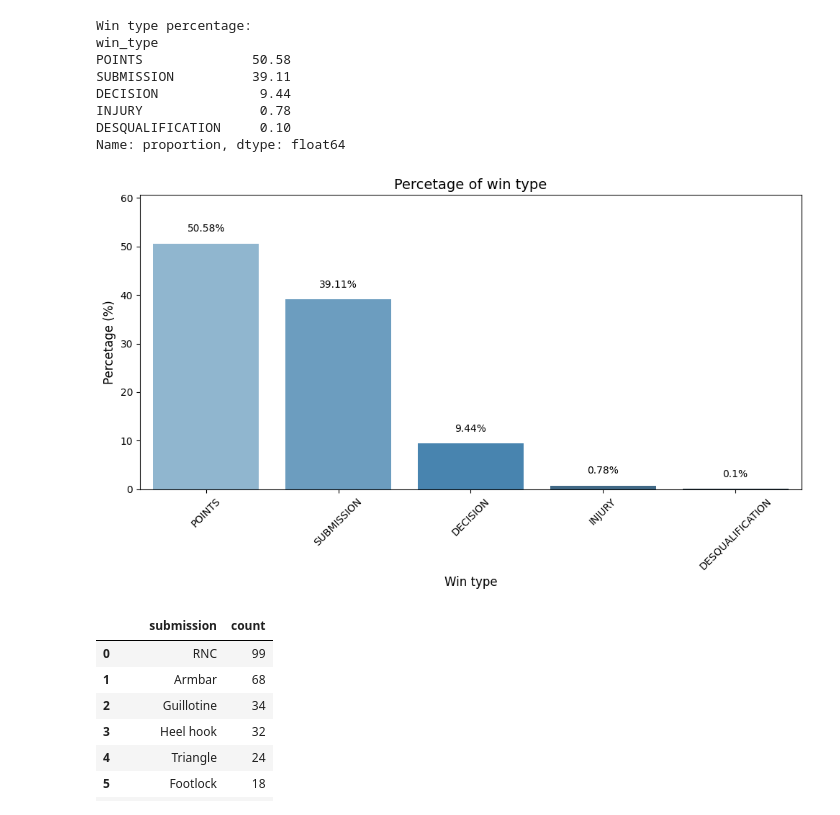
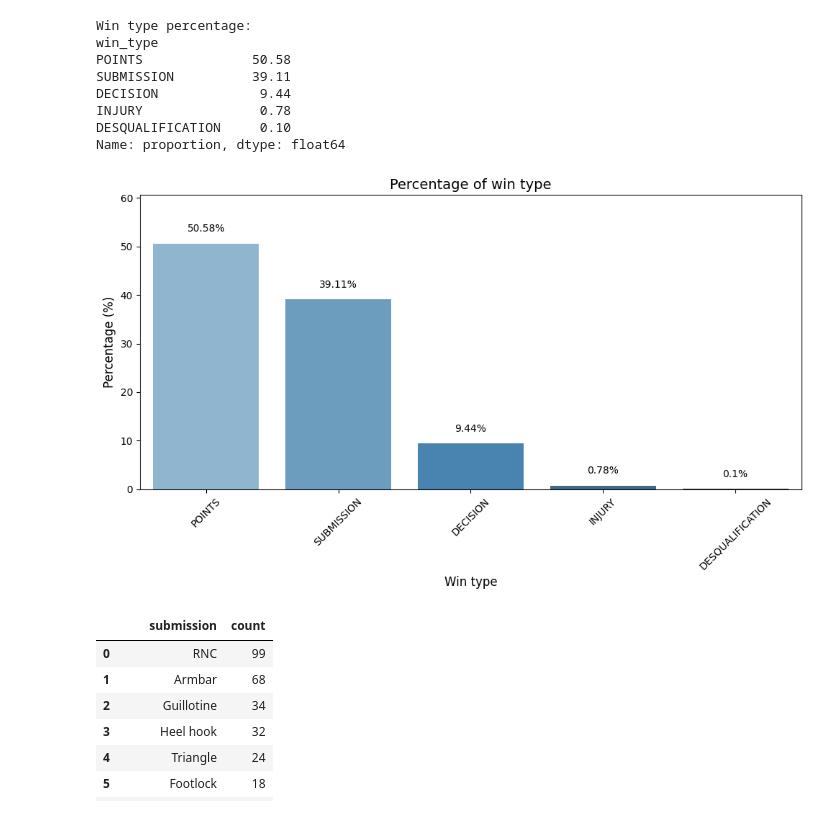
Before and after one commit to barbosamatheusr/matheus-portfolio, a Jupyter notebook: ADCC_BJJ.ipynb, the cells around one changed output. Drawn from its saved outputs; the diff is of its cells as text; code cells hidden in the pictures.

```diff
--- a/ADCC_BJJ.ipynb
+++ b/ADCC_BJJ.ipynb
@@ -101,31 +111,34 @@ INJURY               0.78
 DESQUALIFICATION     0.10
 Name: proportion, dtype: float64
 # %%
-win_type_percetage = (df_bjj['win_type'].value_counts(normalize=True) * 100).round(2)
+# Since a have this table above which is an answer to the question i can use it to build a visualization graphic!
+# Using libraries such as matplotlib and Seaborn
+
+win_type_percentage = (df_bjj['win_type'].value_counts(normalize=True) * 100).round(2)
 
 # Bar graph
 plt.figure(figsize=(10,6))
 sns.barplot(
-    x=win_type_percetage.index,
-    y=win_type_percetage.values,
-    hue=win_type_percetage.index,
+    x=win_type_percentage.index,
+    y=win_type_percentage.values,
+    hue=win_type_percentage.index,
     palette='Blues_d',
     legend=False
 )
 
 # Title and labels
-plt.title('Percetage of win type', fontsize=14)
+plt.title('Percentage of win type', fontsize=14)
 plt.xlabel('Win type', fontsize=12)
-plt.ylabel('Percetage (%)', fontsize=12)
-plt.ylim(0, win_type_percetage.max() + 10)
+plt.ylabel('Percentage (%)', fontsize=12)
+plt.ylim(0, win_type_percentage.max() + 10)
 
-for i, v in enumerate(win_type_percetage):
+for i, v in enumerate(win_type_percentage):
     plt.text(i, v + 2, str(v) + '%', ha='center', va='bottom', fontsize=10)
 
 plt.xticks(rotation=45)
 plt.tight_layout()
 plt.show()
 # %% [output]
-[figure, old version]
+[figure, new version]
 # %%
 # Most Common Submissions
```
Also changed, not shown: parts of 15 cells of this notebook, 1 other file.
